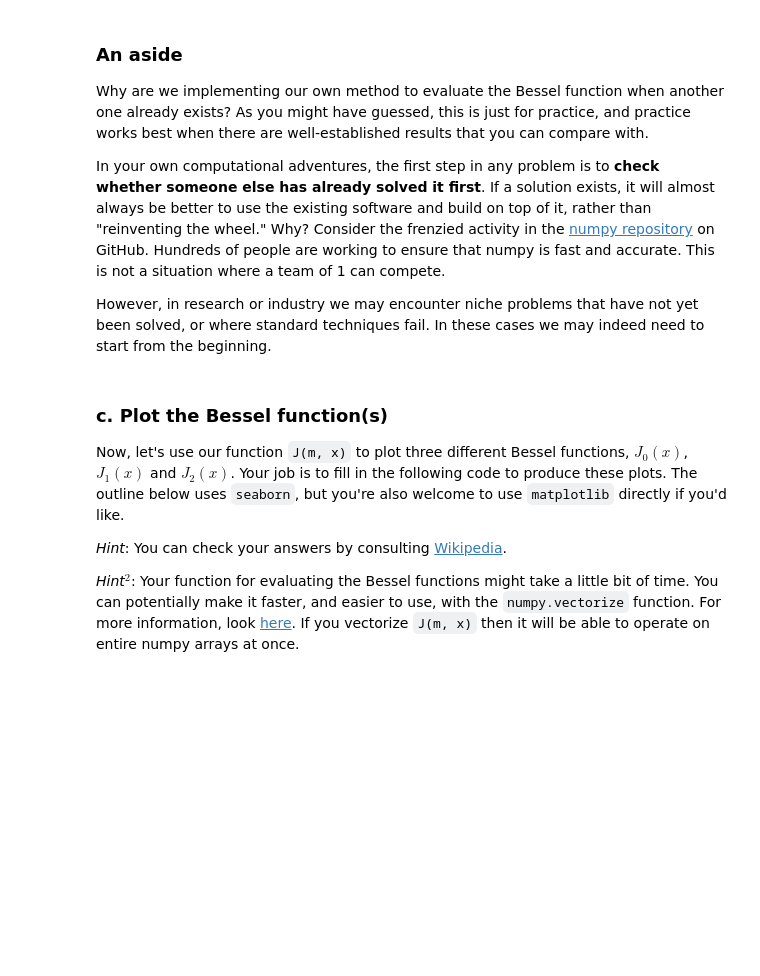
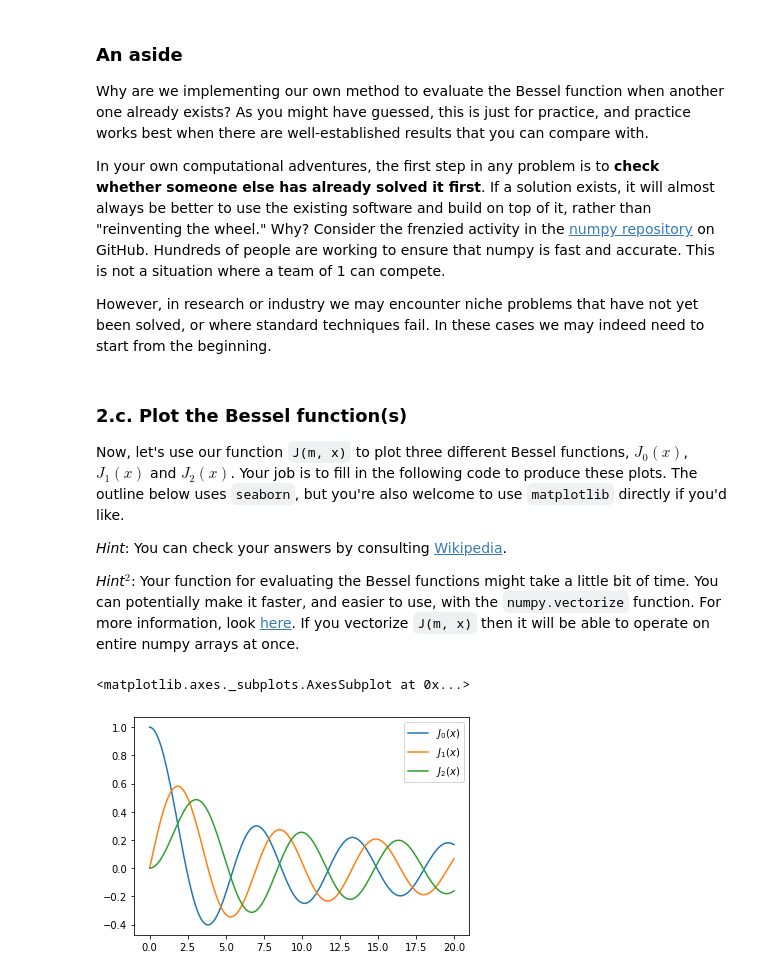
Before and after one commit to reylambert/homework-2, a Jupyter notebook: homework-2.ipynb, the cells around one changed output. Cells and saved outputs as stored; diff of their text form; code cells hidden in the pictures; blank space fills up the shorter version.

```diff
--- a/homework-2.ipynb
+++ b/homework-2.ipynb
@@ -17,14 +29,2 @@ There are many different ways that you could implement integration using Simpson
 
 Fill in the function outline below. If you're having trouble getting started, try writing out all the individual computations that need to be performed to estimate the integral. Then, code each one of them individually.
-# %%
-def integrate(function_name, lower_limit, upper_limit, N_div):
-    """
-    Integrate the input univariate function, function_name,
-    between lower_limit and upper_limit using Simpson's rule
-    and return the result. The integral bounds will be
-    subdivided into N_div divisions to estimate the integral.
-    """
-
-    # Fill in your code here
-
-    return 0 # Return the result here
@@ -62,20 +82,16 @@ In the rest of the exercise below, we'll write a function to evaluate the Bessel
 
 Write your own version of the Bessel function by filling in the cell below. We'll assume that the number of divisions is 1000.
 # %%
+import numpy as np
+
 def J(m, x):
     """
     mth Bessel function of the first kind evaluated at real number x,
     calculated using an integral representation with Simpson's rule and 1000 divisions.
     """
 
-    # Fill in your code here, using the integrate function you defined in part 1
+    def integrand(theta):        #value of the integrand for convenience
+        return np.cos(m*theta-x*np.sin(theta))
 
-    # Remember: you'll need to evaluate sine and cosine functions, and to use the constant pi
-    # You can access these functions from numpy or the Python math library
-
-    # You might want to define a local function for the integrand
-    def integrand(theta):
-        return 0 # Return the integrand here
-
-    return 0 # Return your result here
+    return (1/np.pi)*integrate(integrand, 0, np.pi, 1000) # Return your result here
 # %% [markdown]
@@ -99,7 +121,7 @@ In your own computational adventures, the first step in any problem is to **chec
 
 However, in research or industry we may encounter niche problems that have not yet been solved, or where standard techniques fail. In these cases we may indeed need to start from the beginning.
 # %% [markdown]
-### c. Plot the Bessel function(s)
+### 2.c. Plot the Bessel function(s)
 
 Now, let's use our function `J(m, x)` to plot three different Bessel functions, $J_0(x)$, $J_1(x)$ and $J_2(x)$. Your job is to fill in the following code to produce these plots. The outline below uses `seaborn`, but you're also welcome to use `matplotlib` directly if you'd like.
 
@@ -109,22 +131,20 @@ Now, let's use our function `J(m, x)` to plot three different Bessel functions,
 # %%
 import seaborn as sns
 import numpy as np
+import matplotlib.pyplot as plt
 
 # x sample points
 x = np.linspace(0, 20, 200)
 
-y0 = # FILL THIS IN, y-values of J0(x)
-y1 = # FILL THIS IN, y-values of J1(x)
-y2 = # FILL THIS IN, y-values of J2(x)
+y0 = J(0,x) # y-values of J0(x)
+y1 = J(1,x) # y-values of J1(x)
+y2 = J(2,x) # y-values of J2(x)
 
-sns.lineplot(x,
-             # FILL THIS IN
-             label='$J_0(x)$')
+sns.lineplot(x, y0, label='$J_0(x)$')
 
-sns.lineplot(x,
-             # FILL THIS IN
-             label='$J_1(x)$')
+sns.lineplot(x, y1, label='$J_1(x)$')
 
-sns.lineplot(x,
-             # FILL THIS IN
-             label='$J_2(x)$')
+sns.lineplot(x, y2, label='$J_2(x)$',)
+# %% [output]
+<matplotlib.axes._subplots.AxesSubplot at 0x...>
+[figure, added]
```
Also changed, not shown: parts of 14 cells of this notebook.
